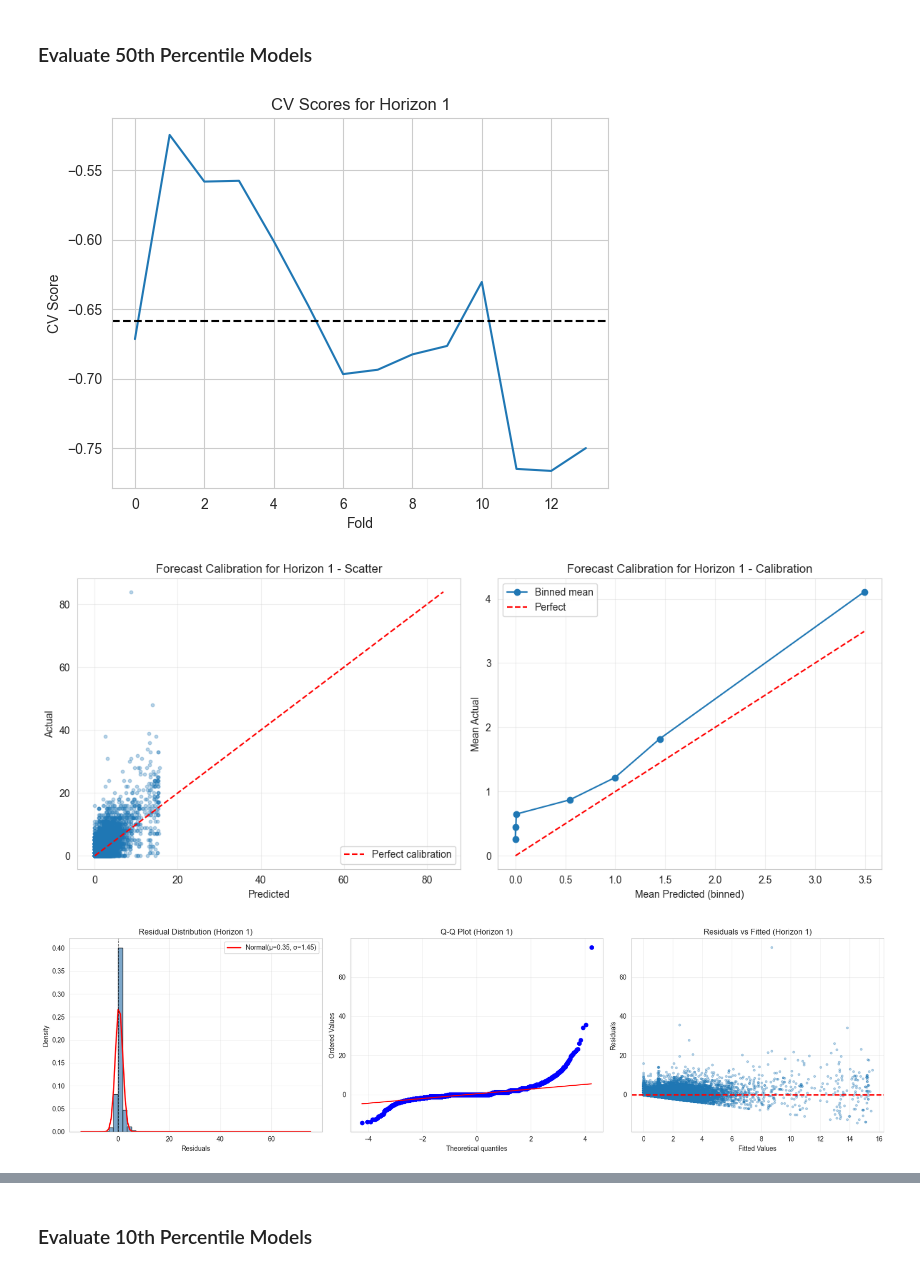
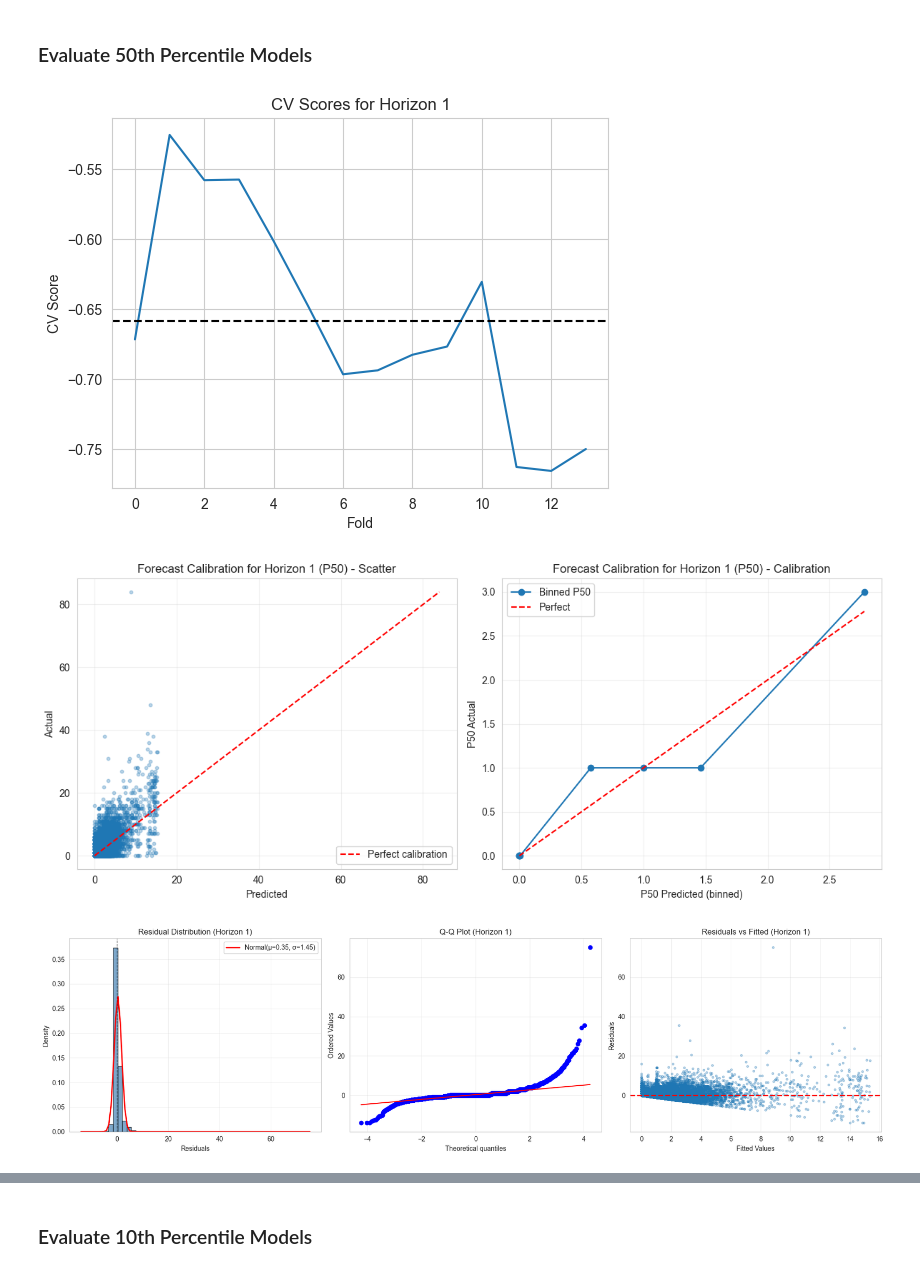
Before and after one commit to goravk95/311-service-requests, a Jupyter notebook: notebooks/Step 5b - Modeling.ipynb, the cells around one changed output, grey strips where cells are left out. Saved outputs shown, nothing was run; the diff lists cells and outputs as text; code cells hidden in the pictures.

```diff
--- a/notebooks/Step 5b - Modeling.ipynb
+++ b/notebooks/Step 5b - Modeling.ipynb
@@ -217,11 +212,11 @@ Model Performance Metrics:
 ### Evaluate 50th Percentile Models
 # %%
 reload(forecast)
-forecast.evaluate_models(bundle_50)
+forecast.evaluate_models(bundle_50, model_type = '50')
 # %% [output]
 [figure]
-[figure, old version]
+[figure, new version]
-[figure, old version]
+[figure, new version]
 ============================================================
 Horizon 1 - Residual Analysis
 ============================================================
```
Also changed, not shown: parts of 9 cells of this notebook.
